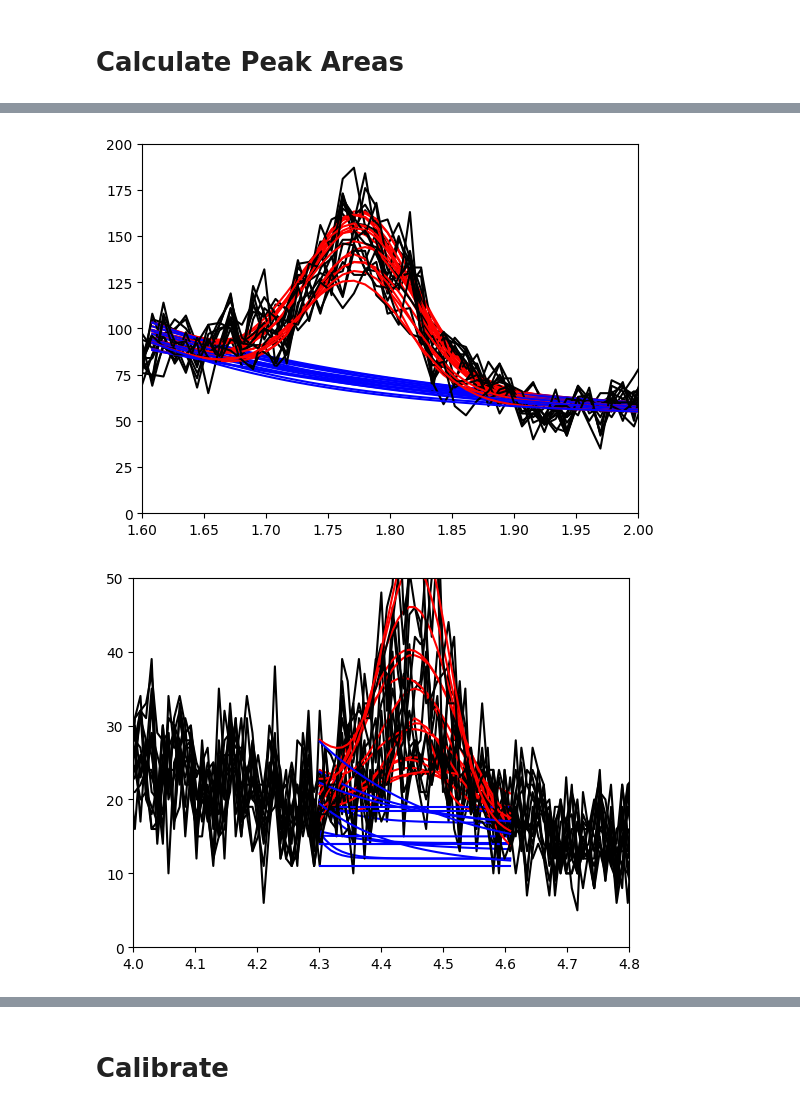
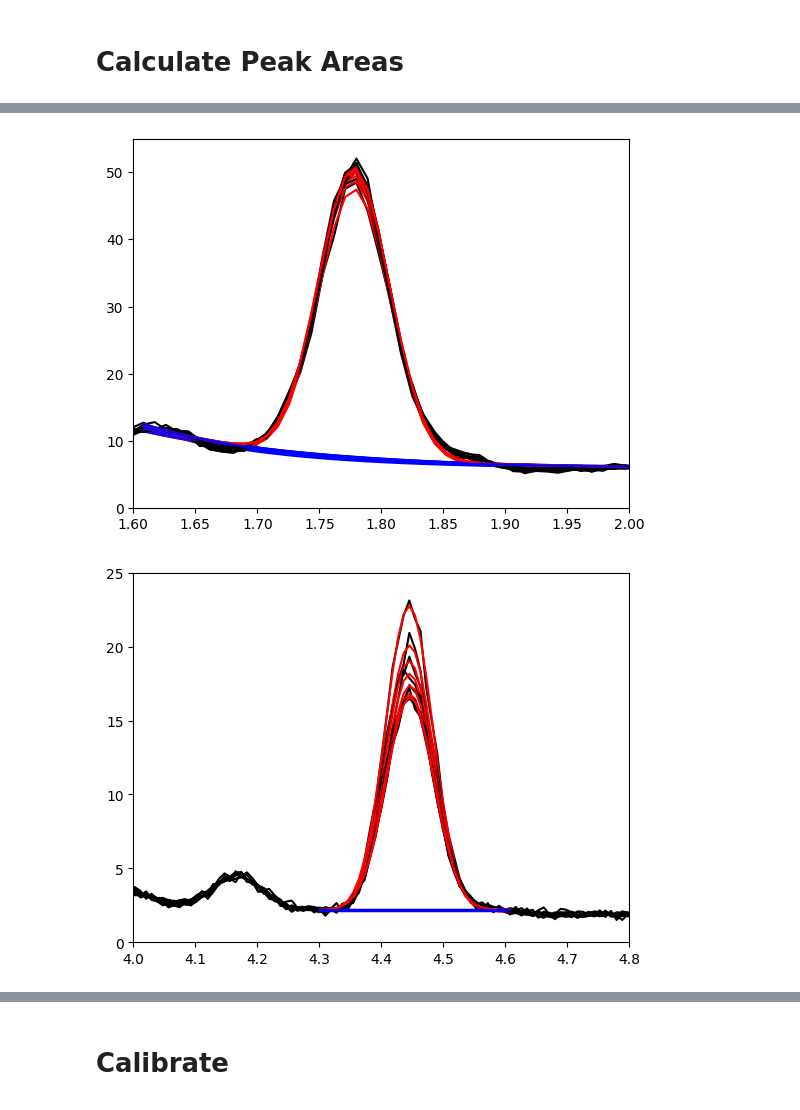
Before and after one commit to JoseACortes/USDAFall2024, a Jupyter notebook: Analysis/SoilInSections/inspect.ipynb, the cells around one changed output, grey strips where cells are left out. Drawn from its saved outputs; the diff is of its cells as text; code cells hidden in the pictures.

```diff
--- a/Analysis/SoilInSections/inspect.ipynb
+++ b/Analysis/SoilInSections/inspect.ipynb
@@ -21,7 +21,7 @@ import matplotlib.pyplot as plt
 
 # concentrations = [[si, c] for c, si in zip(true_c_concentrations, true_si_concentrations)]
 # %%
-generator_path = '../../simulations/SoilInSections/data/'
+generator_path = '../../simulations/SoilInSections2/data/'
 spectrums = generator_path+'spectrums.npz'
 spectrums = np.load(spectrums)
 bins = spectrums['x']
@@ -41,0 +44,19 @@ trials
+# %%
+slice_levels = trials['slice_level']
+lms = trials['lms']
+
+colors = ['r', 'g', 'b', 'c', 'm', 'y', 'teal', 'purple', 'orange']
+for i in range(len(lms)):
+    color = colors[i]
+    plt.plot(lms[i], [i]*len(lms[i]), label=f"level {slice_levels[i]}", marker='o', color=color)
+    plt.plot(np.average(lms[i]), [i], label=f"level {slice_levels[i]}", marker='x', color='black')
+plt.xlabel('Concentration (g/cc)')
+plt.ylabel('Slice Level')
+plt.title('Concentration vs Slice Level')
+plt.yticks(range(len(lms)), slice_levels)
+# plt.legend()
+# add annotation "x is the average
+for i in range(len(lms)):
+    avg = np.average(lms[i])
+    plt.annotate(f'avg={avg:.2f}', (avg, i), textcoords="offset points", xytext=(0,5), ha='center')
+plt.show()
@@ -41,0 +67,14 @@ trials
+# %%
+img_folder = '../../simulations/SoilInSections2/data/vis/'
+indx_to_show = [0, 1, 3, -3, -1]
+names = trials['name'].tolist()
+fig, axs = plt.subplots(1, len(indx_to_show), figsize=(20, 5))
+for _, i in enumerate(indx_to_show):
+    image = Image.open(img_folder+names[i]+'.png')
+    image_array = np.array(image)[350+750:-350, 1100+400:1100+1750-300]
+    # if image_array.dtype.kind == 'U':  # Check if the dtype is unicode
+    #     image_array = image_array.astype('float32')
+    axs[_].imshow(image_array)
+    axs[_].set_title(names[i])
+    axs[_].axis('off')
+plt.show()
@@ -42,9 +83,11 @@ trials
 # %%
 plt.figure()
 for _, spectrum in enumerate(spectrums):
-    plt.plot(bins, spectrum[0][:], label='Spectrum '+str(_))
+    plt.plot(bins, spectrum[0], label=trials['name'][_])
 plt.legend()
+# plt.xlim(1.6, 2.0)
+# plt.ylim(0, 60)
 plt.xlim(4.2, 4.8)
-plt.ylim(0, 100)
+plt.ylim(0, 30)
 plt.show()
 # %% [output]
@@ -137,22 +166,22 @@ Analyzer.toDataFrame()
 # %%
 df = Analyzer.toDataFrame()
 plt.figure()
 for i in range(len(df)):
     plt.plot(df['bins'][i], df['vals'][i], color='black')
     plt.plot(df['fits'][i]['Si1']['bins'], df['fits'][i]['Si1']['peak'], color='red')
     plt.plot(df['fits'][i]['Si1']['bins'], df['fits'][i]['Si1']['baseline'], color='blue')
 plt.xlim(1.6, 2)
-plt.ylim(0, 200)
+plt.ylim(0, 55)
 plt.show()
 
 plt.figure()
 for i in range(len(df)):
     plt.plot(df['bins'][i], df['vals'][i], color='black')
     plt.plot(df['fits'][i]['Si2C1']['bins'], df['fits'][i]['Si2C1']['peak'], color='red')
     plt.plot(df['fits'][i]['Si2C1']['bins'], df['fits'][i]['Si2C1']['baseline'], color='blue')
 plt.xlim(4.0, 4.8)
-plt.ylim(0, 50)
+plt.ylim(0, 25)
 plt.show()
 # %% [output]
-[figure, old version]
+[figure, new version]
-[figure, old version]
+[figure, new version]
```
Also changed, not shown: parts of 13 cells of this notebook, 31 other files.
